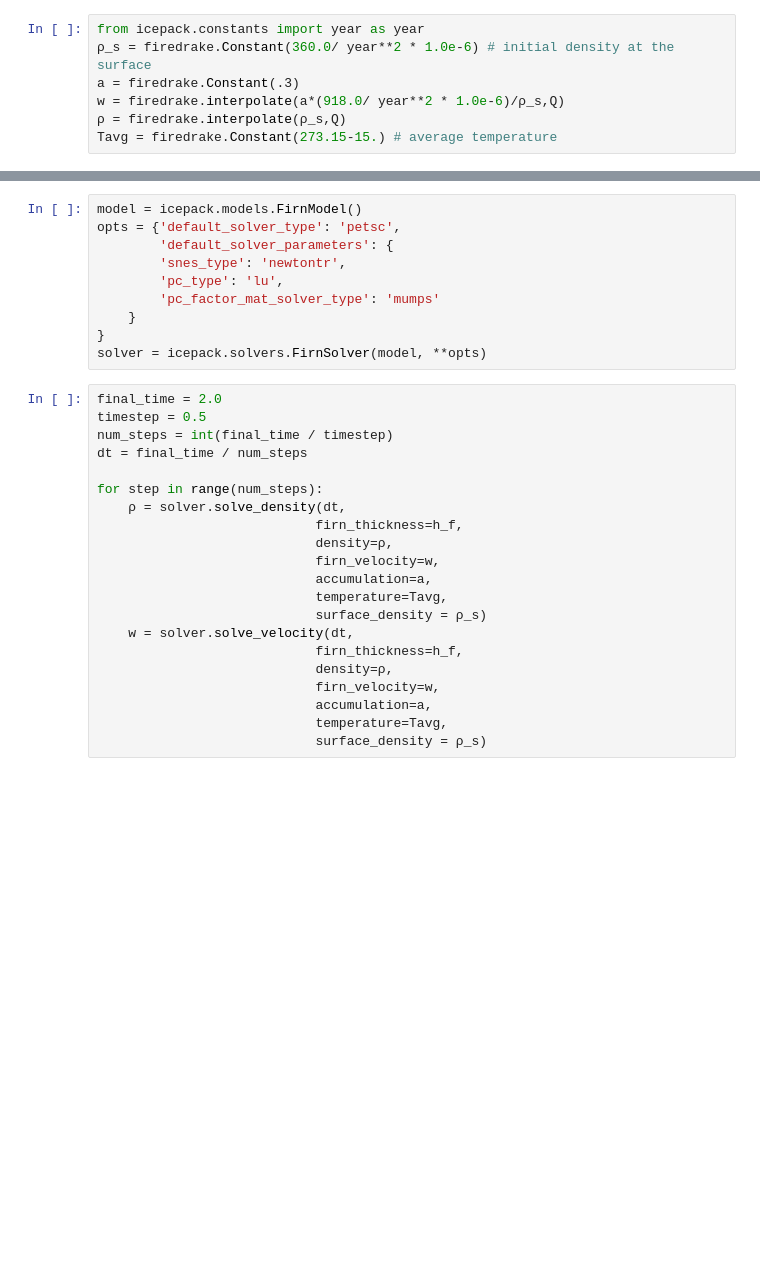
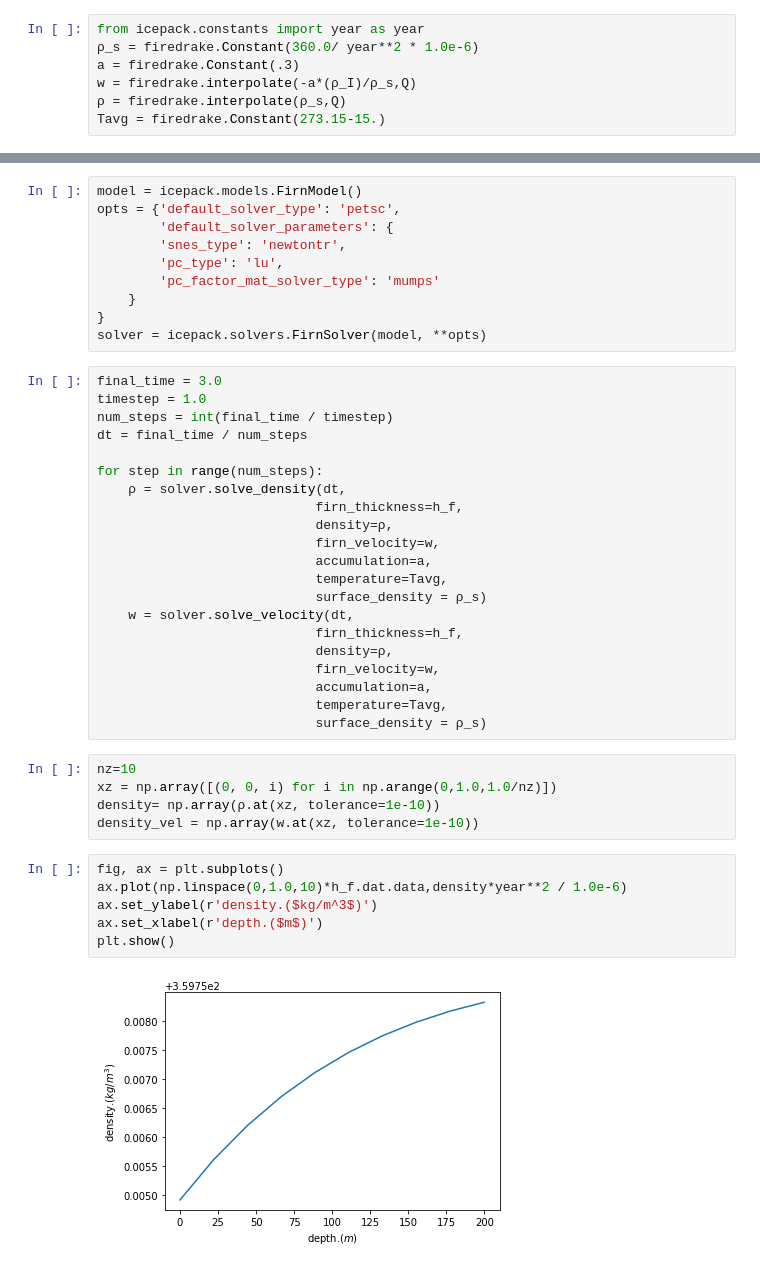
Before and after one commit to jabadge/icepack, a Jupyter notebook: notebooks/tutorials/09-firn.ipynb, the cells around one changed output, grey strips where cells are left out. Cells and saved outputs as stored; diff of their text form; blank space fills up the shorter version.

Commit message:
fix total derivative and add plots

```diff
--- a/notebooks/tutorials/09-firn.ipynb
+++ b/notebooks/tutorials/09-firn.ipynb
@@ -65,7 +74,7 @@ Q = firedrake.FunctionSpace(
 # %%
 from icepack.constants import year as year
-ρ_s = firedrake.Constant(360.0/ year**2 * 1.0e-6) # initial density at the surface
+ρ_s = firedrake.Constant(360.0/ year**2 * 1.0e-6)
 a = firedrake.Constant(.3)
-w = firedrake.interpolate(a*(918.0/ year**2 * 1.0e-6)/ρ_s,Q)
+w = firedrake.interpolate(-a*(ρ_I)/ρ_s,Q)
 ρ = firedrake.interpolate(ρ_s,Q)
-Tavg = firedrake.Constant(273.15-15.) # average temperature
+Tavg = firedrake.Constant(273.15-15.)
@@ -80,8 +101,8 @@ opts = {'default_solver_type': 'petsc',
 }
 solver = icepack.solvers.FirnSolver(model, **opts)
 # %%
-final_time = 2.0
-timestep = 0.5
+final_time = 3.0
+timestep = 1.0
 num_steps = int(final_time / timestep)
 dt = final_time / num_steps
 
@@ -100,3 +121,16 @@ for step in range(num_steps):
                             accumulation=a,
                             temperature=Tavg,
                             surface_density = ρ_s)
+# %%
+nz=10
+xz = np.array([(0, 0, i) for i in np.arange(0,1.0,1.0/nz)])
+density= np.array(ρ.at(xz, tolerance=1e-10))
+density_vel = np.array(w.at(xz, tolerance=1e-10))
+# %%
+fig, ax = plt.subplots()
+ax.plot(np.linspace(0,1.0,10)*h_f.dat.data,density*year**2 / 1.0e-6)
+ax.set_ylabel(r'density.($kg/m^3$)')
+ax.set_xlabel(r'depth.($m$)')
+plt.show()
+# %% [output]
+[figure, added]
```
Also changed, not shown: parts of 6 cells of this notebook, 2 other files.
